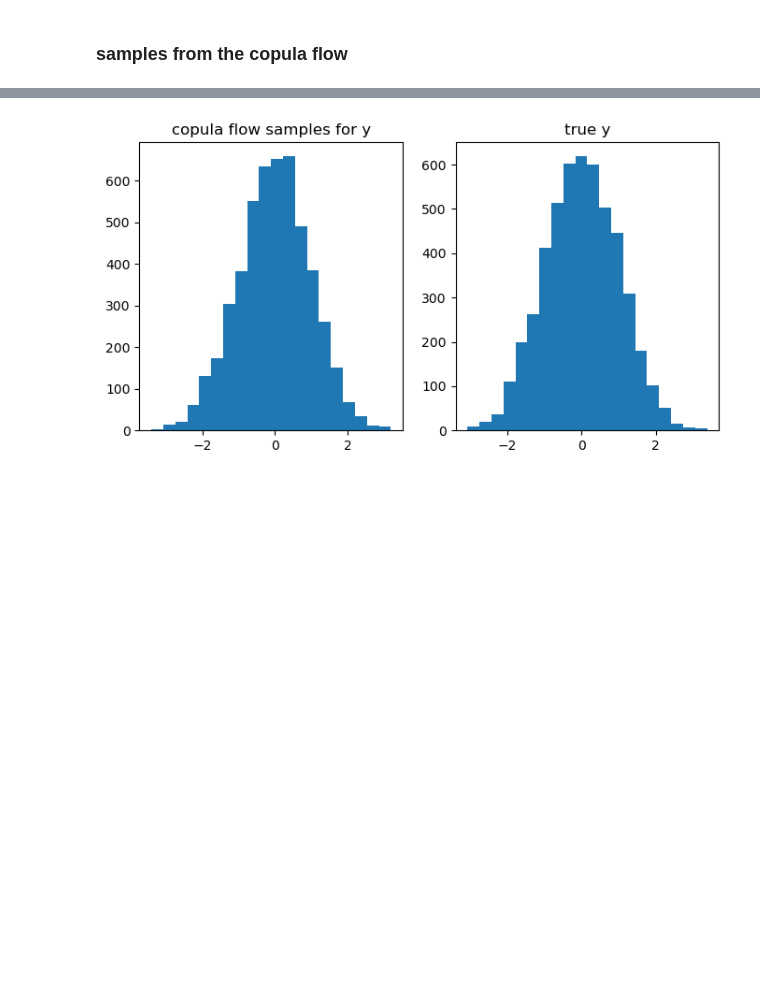
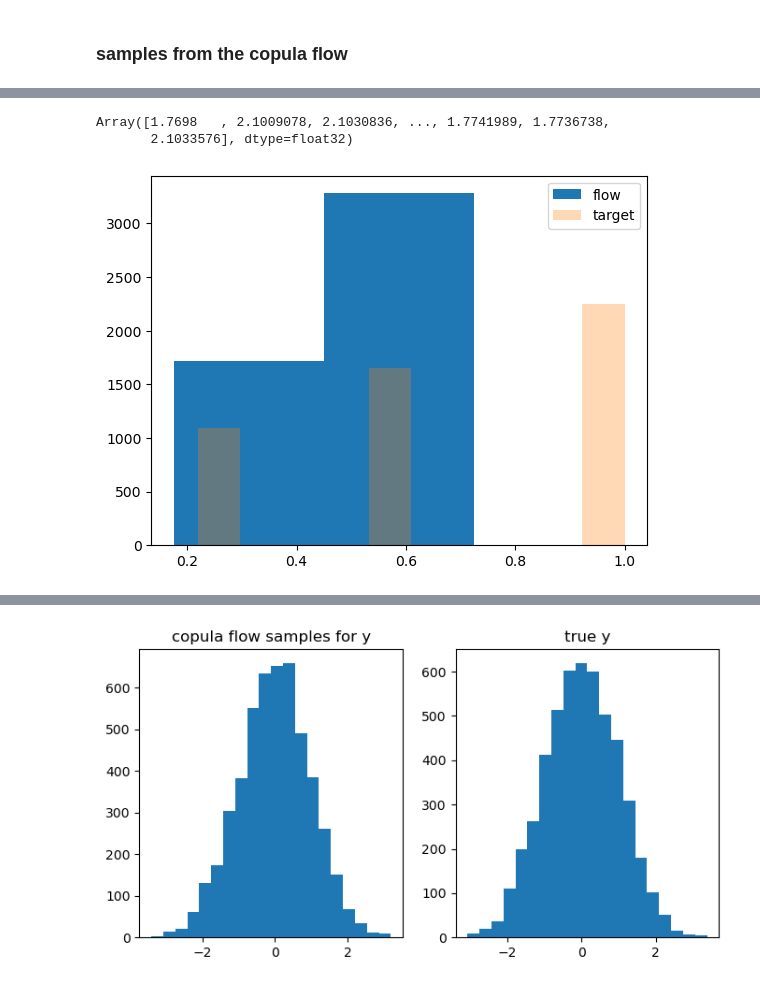
Before and after one commit to llaurabatt/frugal-flows, a Jupyter notebook: clean_playground.ipynb, the cells around one changed output, grey strips where cells are left out. Saved outputs shown, nothing was run; the diff lists cells and outputs as text; code cells hidden in the pictures; blank space fills up the shorter version.

```diff
--- a/clean_playground.ipynb
+++ b/clean_playground.ipynb
@@ -227,0 +270,5 @@ copula_flow_samples.shape
+# %%
+copula_flow_samples_discr
+# %% [output]
+Array([1.7698   , 2.1009078, 2.1030836, ..., 1.7741989, 1.7736738,
+       2.1033576], dtype=float32)
@@ -228 +277,8 @@ copula_flow_samples.shape
+# %%
+plt.hist(copula_flow_samples[:,-1], label="flow",bins=3)
+plt.hist(u_z[:,-1], label="target", alpha=0.3)
+plt.legend()
+plt.show()
+# %% [output]
+[figure, added]
 # %%
```
Also changed, not shown: parts of 23 cells of this notebook.
